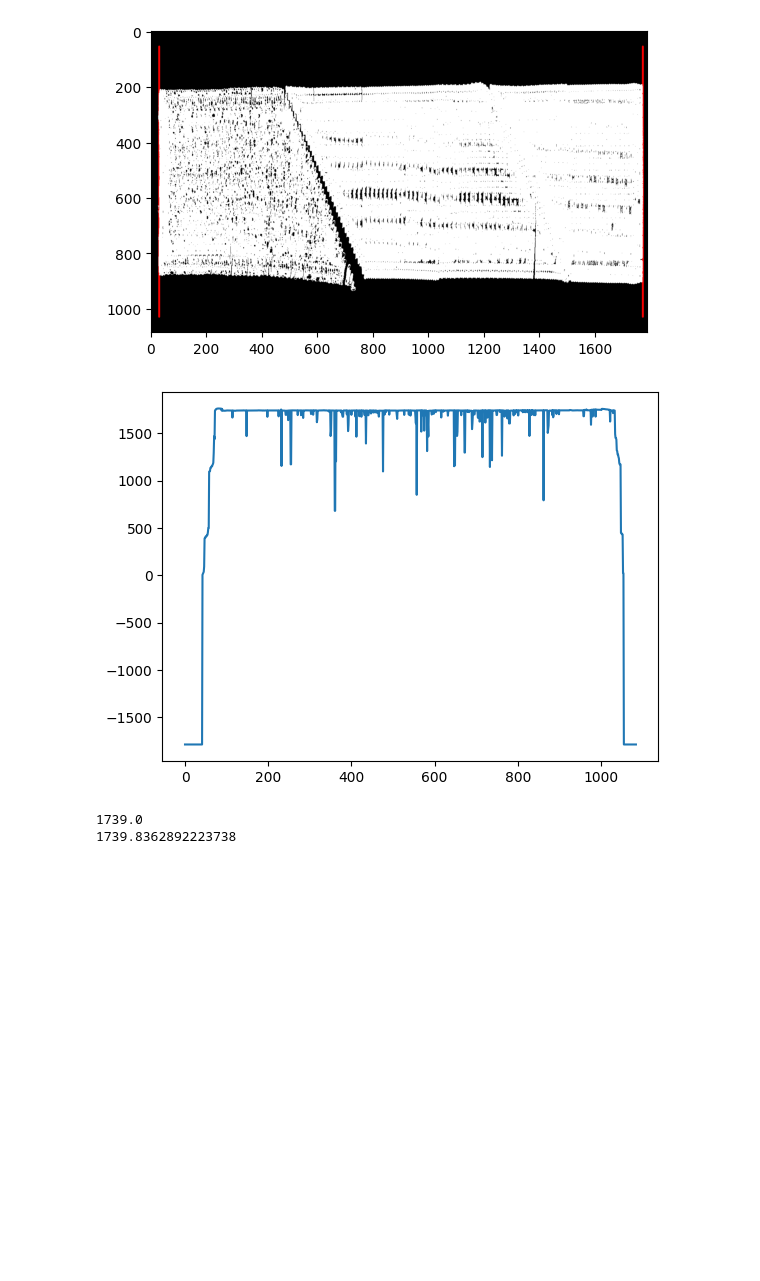
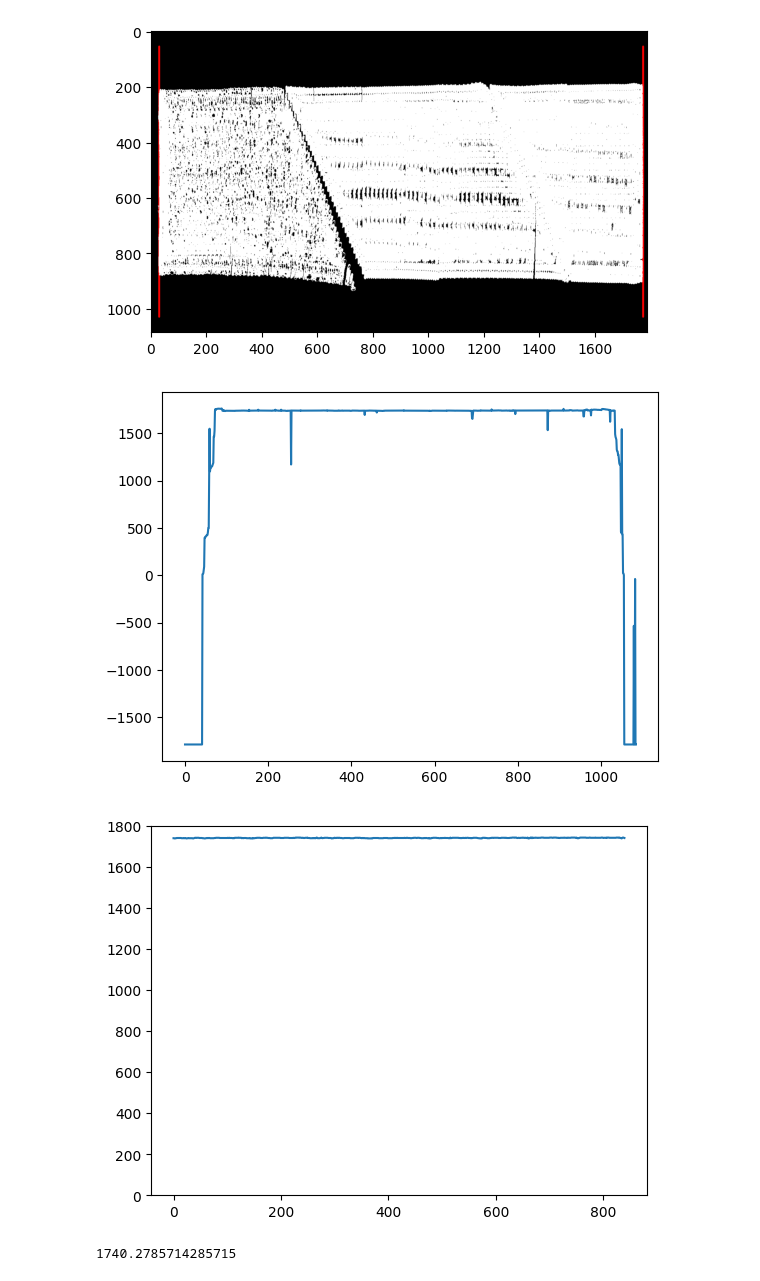
Before and after one commit to tpasfieldERAU/MA390-490_PNNL, a Jupyter notebook: height-analysis.ipynb, the cells around one changed output. Drawn from its saved outputs; the diff is of its cells as text; code cells hidden in the pictures; blank space fills up the shorter version.

```diff
--- a/height-analysis.ipynb
+++ b/height-analysis.ipynb
@@ -24,14 +22,14 @@ plt.show()
 [figure]
 # %%
 for left in range(1789):
-    if diffmat[left] > 40:
+    if diffmat[left] > 30:
         break
 
 lines = np.zeros((1085, 1789, 3), dtype=np.uint8)
 lines = cv.line(lines, (left, 55), (left, 1030), (255,0,0), 5)
 
 for right in reversed(range(1789)):
-    if diffmat[right] < -40:
+    if diffmat[right] < -30:
         break
 
 lines = cv.line(lines, (right, 55), (right, 1030), (255,0,0), 5)
@@ -55,14 +53,14 @@ for i in range(1085):
     mat = img[543,i,:]
     diffmat = np.gradient(mat)
     for left in range(1789):
-        if diffmat[left] > 40:
+        if diffmat[left] > 30:
             break
     for right in reversed(range(1789)):
-        if diffmat[right] < -40:
+        if diffmat[right] < -30:
             break
     lengths.append(right-left)
 # %%
-def reject_outliers(data, m = 2.):
+def reject_outliers(data, m = 3.):
     d = np.abs(data - np.median(data))
     mdev = np.median(d)
     s = d/mdev if mdev else np.zeros(len(d))
@@ -70,13 +68,15 @@ def reject_outliers(data, m = 2.):
 # %%
 plt.plot(lengths)
 plt.show()
 
-print(np.median(lengths))
-
 filtered = reject_outliers(np.asarray(lengths))
 
+plt.plot(filtered)
+plt.ylim([0, 1800])
+plt.show()
+
 print(np.mean(filtered))
 # %% [output]
-[figure, old version]
+[figure, new version]
+[figure, added]
-1739.0
-1739.8362892223738
+1740.2785714285715
```
Also changed, not shown: parts of 1 cell of this notebook.
